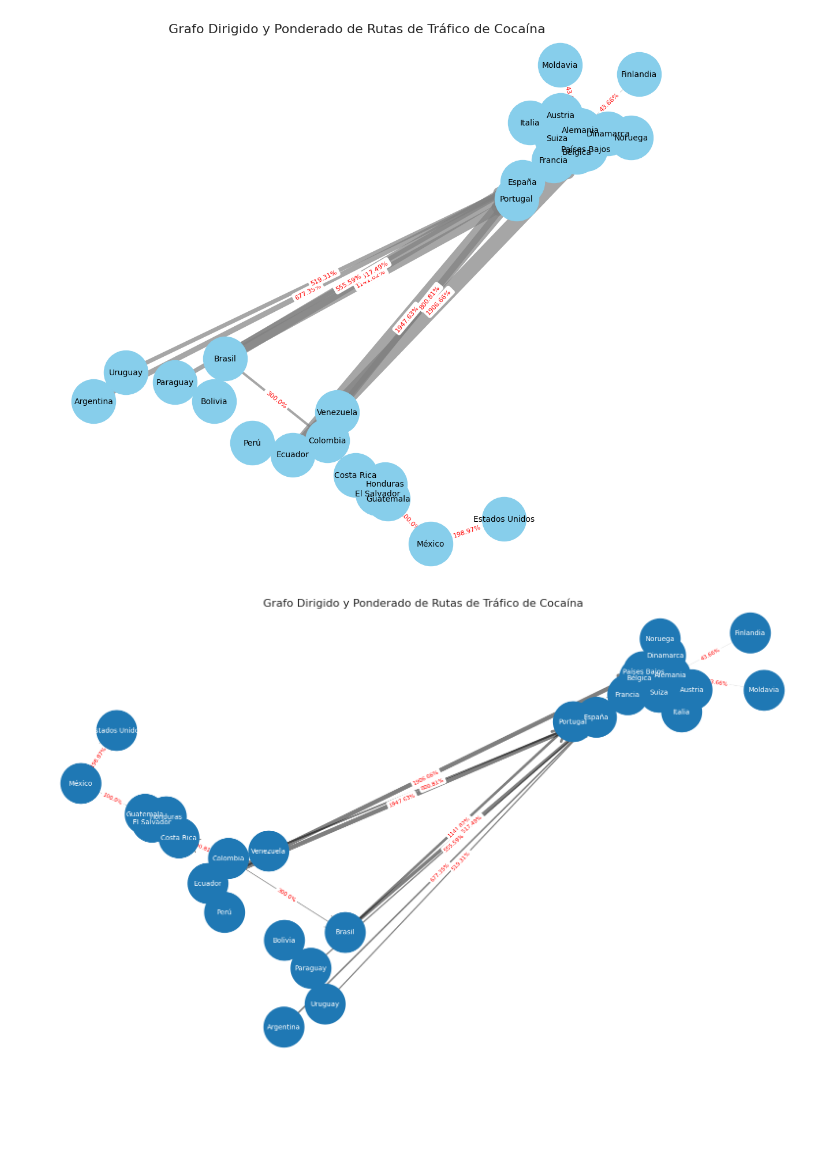
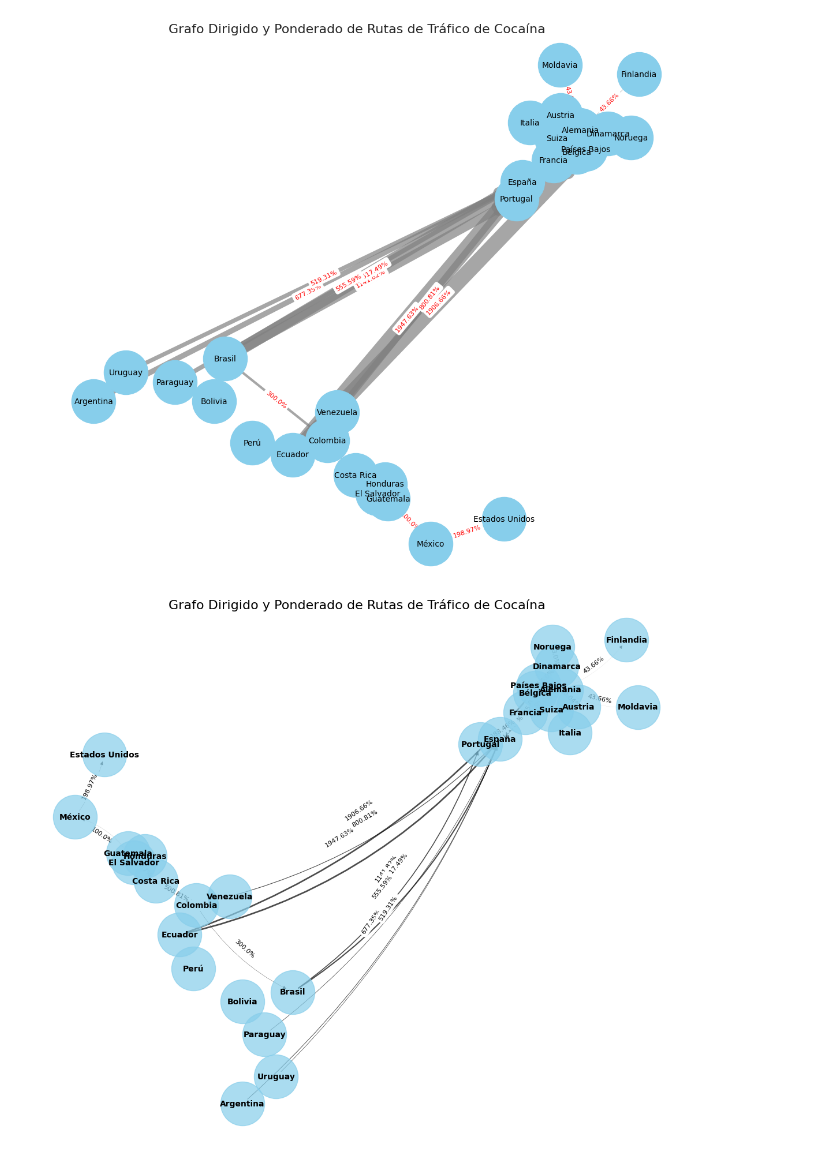
Before and after one commit to bitazaratustra/proyecto_ar, a Jupyter notebook: notebooks/EDA.ipynb, the cells around one changed output. Cells and saved outputs as stored; diff of their text form; code cells hidden in the pictures; blank space fills up the shorter version.

Commit message:
Updated: Graphics. Review dfs

```diff
--- a/notebooks/EDA.ipynb
+++ b/notebooks/EDA.ipynb
@@ -151,7 +601,6 @@ df_mercado.head(10)
 import networkx as nx
 import matplotlib.pyplot as plt
 
-# Diccionario con las coordenadas geográficas de los países (latitud, longitud)
 country_coordinates = {
     'Colombia': (4.5709, -74.2973),
     'Perú': (-9.189967, -75.015152),
@@ -183,14 +632,11 @@ country_coordinates = {
     'Dinamarca': (56.26392, 9.501785)
 }
 
-# Crear el grafo dirigido
 G = nx.DiGraph()
 
-# Añadir los nodos con sus coordenadas
 for country, coords in country_coordinates.items():
     G.add_node(country, pos=coords)
 
-# Añadir las aristas basadas en las rutas de tráfico y sus ponderaciones (incremento de precio)
 rutas_trafico = [
     ('Colombia', 'Costa Rica', 500.81),  # Colombia → Costa Rica: 500.81% de incremento
     ('Costa Rica', 'Guatemala', 81.97),  # Costa Rica → Guatemala: 81.97% de incremento
@@ -222,37 +668,28 @@ rutas_trafico = [
 for ruta in rutas_trafico:
     G.add_edge(ruta[0], ruta[1], weight=ruta[2])  # Añadir arista con ponderación
 
-# Obtener las posiciones de los nodos (coordenadas geográficas)
 pos = nx.get_node_attributes(G, 'pos')
 
-# Configurar el tamaño de la figura
 plt.figure(figsize=(14, 12))
 
-# Dibujar los nodos con un color más atractivo y tamaño adecuado
 nx.draw_networkx_nodes(G, pos, node_size=3000, node_color='skyblue', alpha=0.7)
 
-# Dibujar las etiquetas de los nodos (países)
 nx.draw_networkx_labels(G, pos, font_size=10, font_weight='bold')
 
-# Dibujar las aristas con grosor proporcional a la ponderación y mayor suavidad
 edge_weights = nx.get_edge_attributes(G, 'weight')
 
-# Personalizar la estética de las aristas con un color más suave y curvado
 for edge, weight in edge_weights.items():
     u, v = edge
-    x_values = [pos[u][1], pos[v][1]]  # Longitudes (x)
-    y_values = [pos[u][0], pos[v][0]]  # Latitudes (y)
+    x_values = [pos[u][1]*10, pos[v][1]*10]  # Longitudes (x)
+    y_values = [pos[u][0]*10, pos[v][0]*10]  # Latitudes (y)
 
-    # Hacer las aristas curvadas para una mejor visualización
     curvature = 0.1 * np.random.uniform(1, 2)  # Control de la curvatura de las aristas
     nx.draw_networkx_edges(G, pos, edgelist=[edge], width=weight / 1000, alpha=0.7, edge_color='black', style='solid', connectionstyle=f'arc3,rad={curvature}')
 
-# Dibujar las etiquetas de las aristas (ponderaciones) con mayor claridad
 edge_labels = {(u, v): f"{d['weight']}%" for u, v, d in G.edges(data=True)}
 nx.draw_networkx_edge_labels(G, pos, edge_labels=edge_labels, font_size=8)
 
-# Título y ajustes finales
 plt.title("Grafo Dirigido y Ponderado de Rutas de Tráfico de Cocaína", fontsize=16)
-plt.axis('off')  # Desactivar el eje para una mejor visualización
+plt.axis('off')
 plt.show()
 # %% [output]
@@ -557,50 +994,45 @@ rutas_trafico = [
     ('España', 'Francia', 121.47),
     ('Francia', 'Alemania', 50.0),
     ('Alemania', 'Austria', 20.04),
     ('Alemania', 'Finlandia', 43.66),
     ('Países Bajos', 'Alemania', 30.0),
     ('Bélgica', 'Alemania', 25.0),
     ('Bélgica', 'Francia', 15.0),
     ('Países Bajos', 'Bélgica', 10.0),
     ('Países Bajos', 'Dinamarca', 5.0),
     ('Dinamarca', 'Noruega', 3.0),
     ('Alemania', 'Moldavia', 43.66)
 ]
 
 for ruta in rutas_trafico:
     G.add_edge(ruta[0], ruta[1], weight=ruta[2])  # Añadir arista con ponderación
 
 # Obtener las posiciones de los nodos (coordenadas normalizadas)
 pos = nx.get_node_attributes(G, 'pos')
 
-# Dibujar el grafo con las posiciones geográficas
-plt.figure(figsize=(20,12))
+pos = nx.get_node_attributes(G, 'pos')
 
-# Dibujar los nodos
-nx.draw_networkx_nodes(G, pos, node_size=3500)
+plt.figure(figsize=(14, 12))
 
-# Dibujar las etiquetas de los nodos
-nx.draw_networkx_labels(G, pos, font_size=10, font_color='white')
+nx.draw_networkx_nodes(G, pos, node_size=3000, node_color='skyblue', alpha=0.7)
 
-# Dibujar las aristas con grosor proporcional a la ponderación
+nx.draw_networkx_labels(G, pos, font_size=10, font_weight='bold')
+
 edge_weights = nx.get_edge_attributes(G, 'weight')
+
 for edge, weight in edge_weights.items():
-    nx.draw_networkx_edges(
-        G, pos, edgelist=[edge],
-        width=weight/300,  # Grosor de la arista proporcional a la ponderación
-        alpha=0.5,
-        edge_color='black',
-        arrowstyle='->',  # Flechas para indicar dirección
-        arrowsize=50
-    )
+    u, v = edge
+    x_values = [pos[u][1], pos[v][1]]  # Longitudes (x)
+    y_values = [pos[u][0], pos[v][0]]  # Latitudes (y)
 
-# Dibujar las etiquetas de las aristas (ponderaciones)
+    curvature = 0.1 * np.random.uniform(1, 2)  # Control de la curvatura de las aristas
+    nx.draw_networkx_edges(G, pos, edgelist=[edge], width=weight / 1000, alpha=0.7, edge_color='black', style='solid', connectionstyle=f'arc3,rad={curvature}')
+
 edge_labels = {(u, v): f"{d['weight']}%" for u, v, d in G.edges(data=True)}
-nx.draw_networkx_edge_labels(G, pos, edge_labels=edge_labels, font_size=8, font_color='red')
+nx.draw_networkx_edge_labels(G, pos, edge_labels=edge_labels, font_size=8)
 
-# Ajustar el aspecto del gráfico
 plt.title("Grafo Dirigido y Ponderado de Rutas de Tráfico de Cocaína", fontsize=16)
-plt.axis('off')  # Ocultar los ejes
+plt.axis('off')
 plt.show()
 # %% [output]
-[figure, old version]
+[figure, new version]
```
Also changed, not shown: parts of 11 cells of this notebook.
